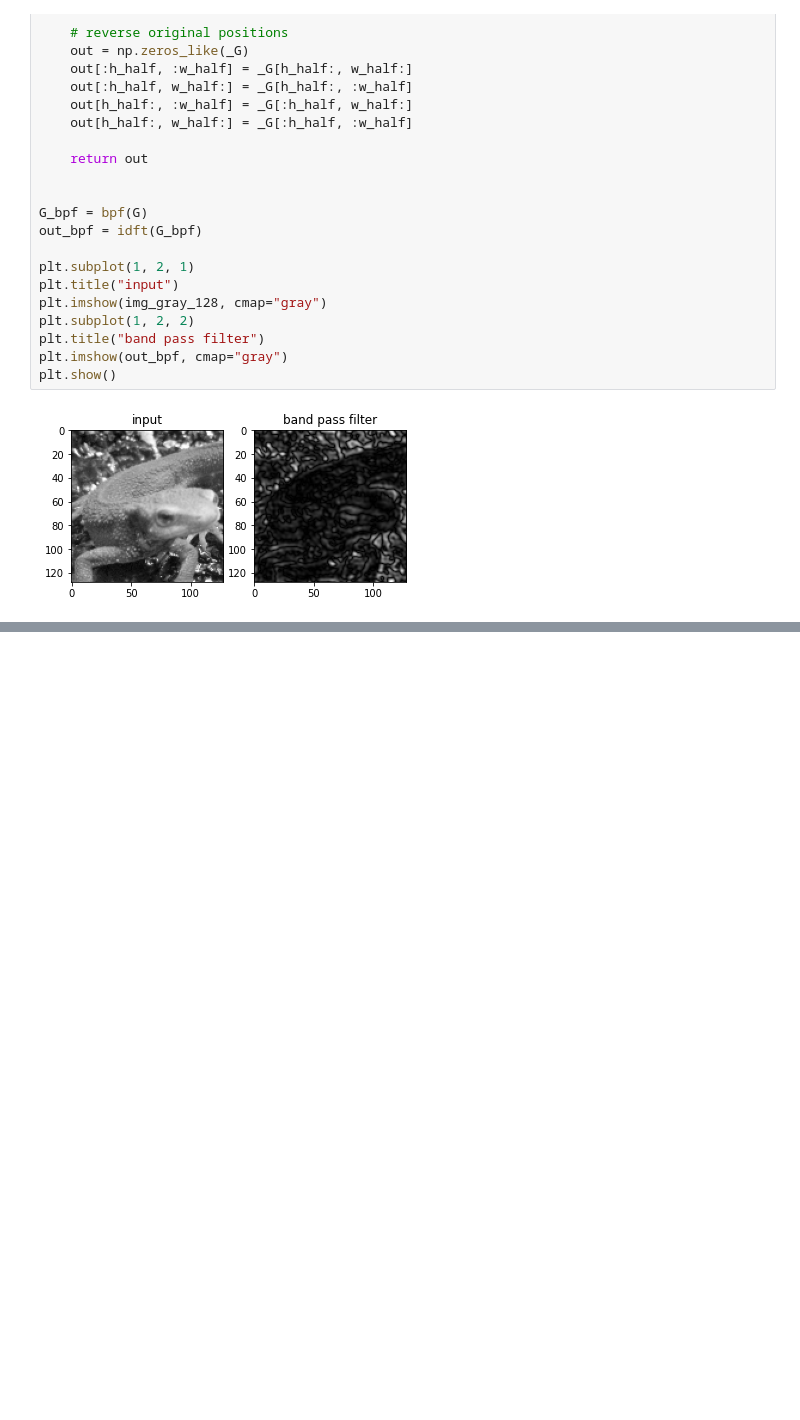
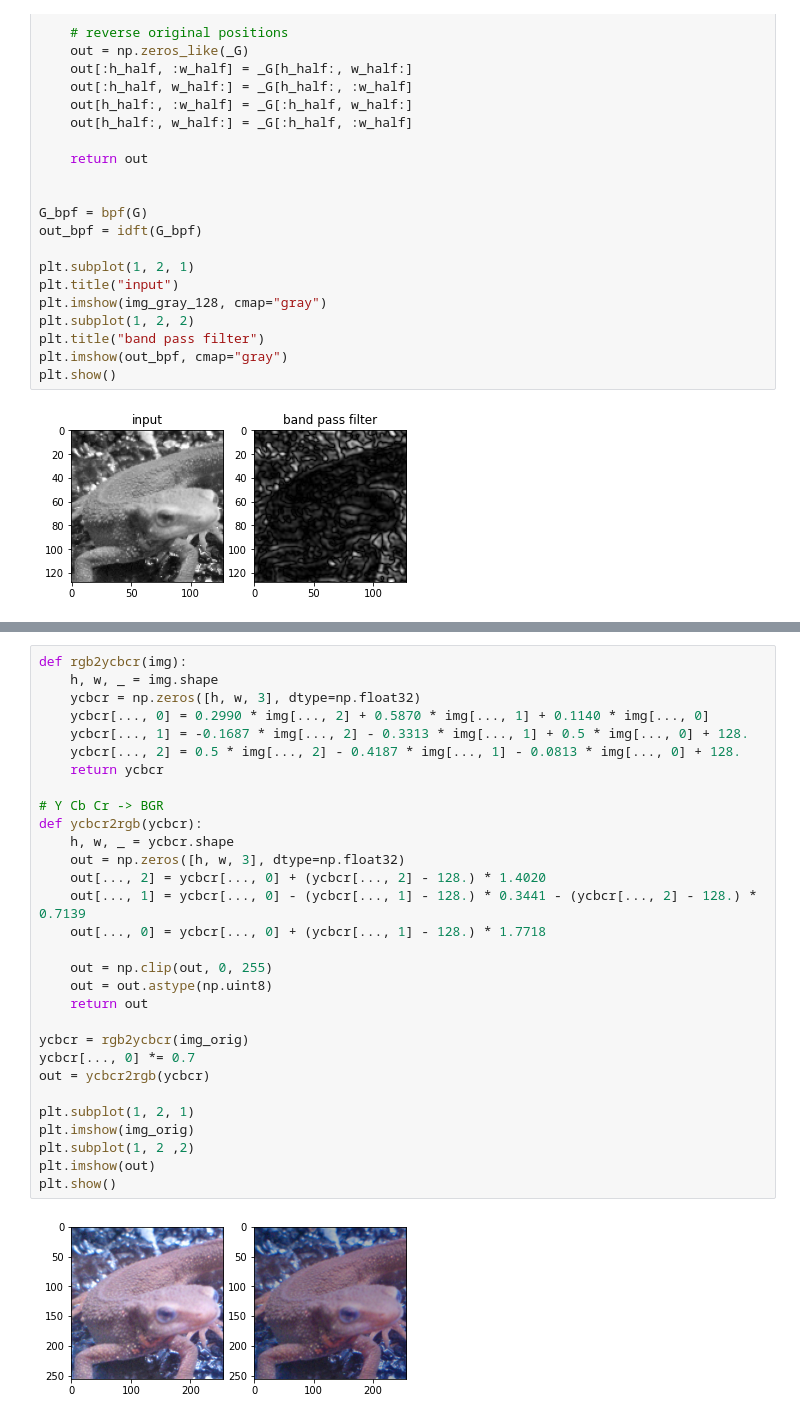
Before and after one commit to TakuroTerui/Gasyori100knock, a Jupyter notebook: work/Gasyori100knock_Q31_40.ipynb, the cells around one changed output, grey strips where cells are left out. Cells and saved outputs as stored; diff of their text form; blank space fills up the shorter version.

```diff
--- a/work/Gasyori100knock_Q31_40.ipynb
+++ b/work/Gasyori100knock_Q31_40.ipynb
@@ -312,2 +509,34 @@ plt.show()
+# %%
+def rgb2ycbcr(img):
+    h, w, _ = img.shape
+    ycbcr = np.zeros([h, w, 3], dtype=np.float32)
+    ycbcr[..., 0] = 0.2990 * img[..., 2] + 0.5870 * img[..., 1] + 0.1140 * img[..., 0]
+    ycbcr[..., 1] = -0.1687 * img[..., 2] - 0.3313 * img[..., 1] + 0.5 * img[..., 0] + 128.
+    ycbcr[..., 2] = 0.5 * img[..., 2] - 0.4187 * img[..., 1] - 0.0813 * img[..., 0] + 128.
+    return ycbcr
+
+# Y Cb Cr -> BGR
+def ycbcr2rgb(ycbcr):
+    h, w, _ = ycbcr.shape
+    out = np.zeros([h, w, 3], dtype=np.float32)
+    out[..., 2] = ycbcr[..., 0] + (ycbcr[..., 2] - 128.) * 1.4020
+    out[..., 1] = ycbcr[..., 0] - (ycbcr[..., 1] - 128.) * 0.3441 - (ycbcr[..., 2] - 128.) * 0.7139
+    out[..., 0] = ycbcr[..., 0] + (ycbcr[..., 1] - 128.) * 1.7718
+
+    out = np.clip(out, 0, 255)
+    out = out.astype(np.uint8)
+    return out
+
+ycbcr = rgb2ycbcr(img_orig)
+ycbcr[..., 0] *= 0.7
+out = ycbcr2rgb(ycbcr)
+
+plt.subplot(1, 2, 1)
+plt.imshow(img_orig)
+plt.subplot(1, 2 ,2)
+plt.imshow(out)
+plt.show()
+# %% [output]
+[figure, added]
 # %% [markdown]
 ### Q.40. JPEG圧縮 (Step.4)YCbCr+DCT+量子化
```
Also changed, not shown: parts of 13 cells of this notebook.
